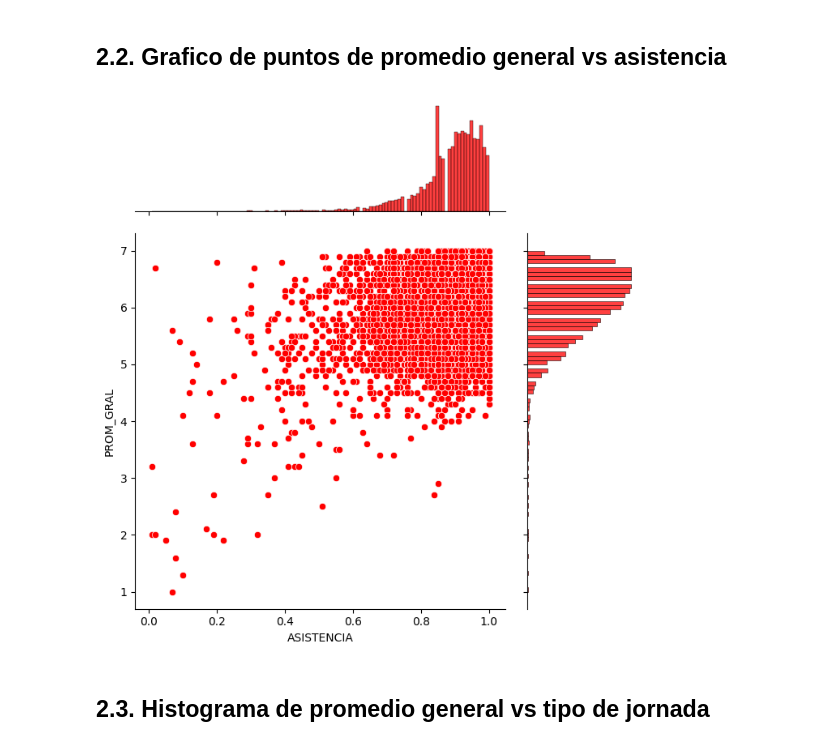
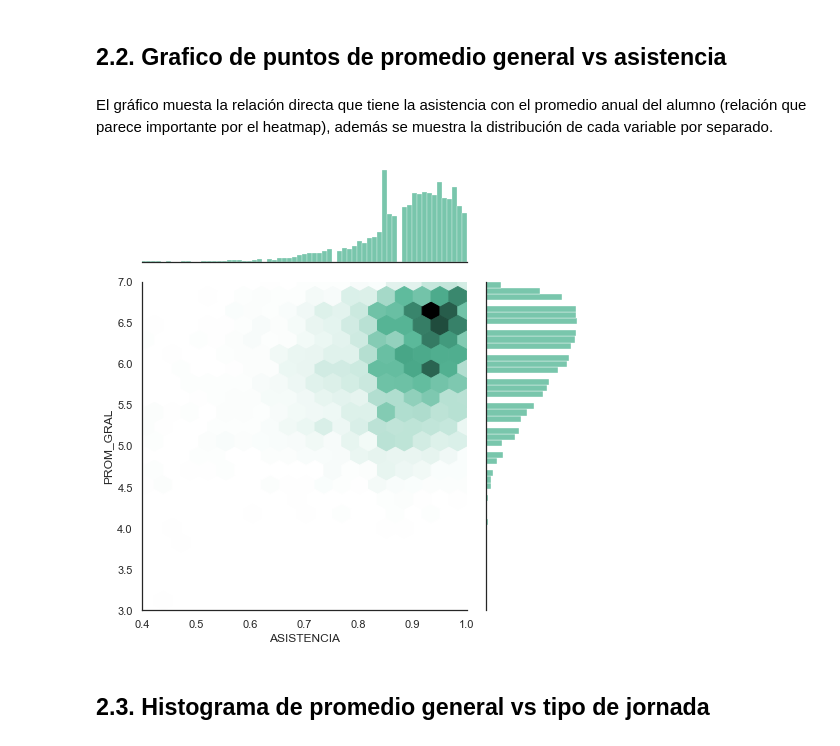
Before and after one commit to benja20029/IIC2433-Proyecto-Rendimiento-Academico, a Jupyter notebook: process_data.ipynb, the cells around one changed output. Drawn from its saved outputs; the diff is of its cells as text; code cells hidden in the pictures.

Commit message:
Cambios visualizacion 🐱‍👓

```diff
--- a/process_data.ipynb
+++ b/process_data.ipynb
@@ -283,11 +283,15 @@ plt.show()
 ## 2.2. Grafico de puntos de promedio general vs asistencia
 # %%
 data_sample = df_3.sample(n=10000, random_state=42)
+# %% [markdown]
+El gráfico muesta la relación directa que tiene la asistencia con el promedio anual del alumno (relación que parece importante por el heatmap), además se muestra la distribución de cada variable por separado.
 # %%
-sns.jointplot(x="ASISTENCIA", y="PROM_GRAL", data=data_sample,height=7, ratio=3, color="r")
+sns.jointplot(x="ASISTENCIA", y="PROM_GRAL",kind="hex", joint_kws=dict(gridsize=30), data=data_sample,height=7, ratio=3, color="#4CB391")
+plt.ylim(3, 7)
+plt.xlim(0.4, 1)
 plt.show()
 # %% [output]
-[figure, old version]
+[figure, new version]
 # %% [markdown]
 ## 2.3. Histograma de promedio general vs tipo de jornada
 # %%
```
Also changed, not shown: parts of 8 cells of this notebook.
